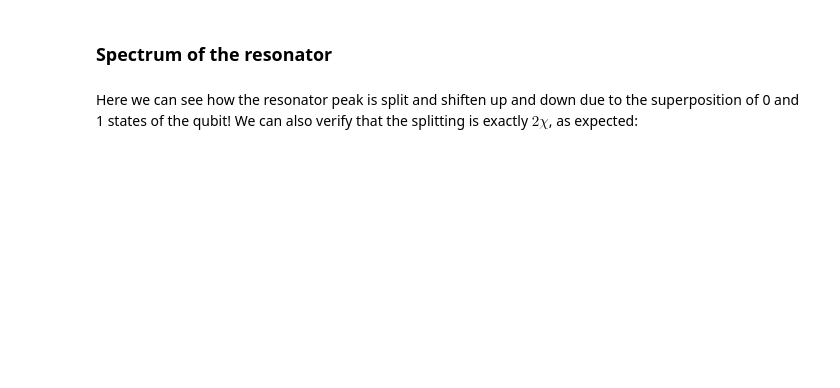
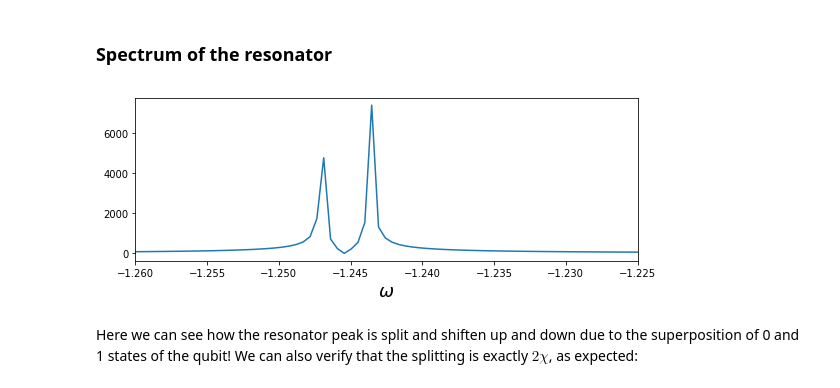
Before and after one commit to JohanWinther/cat-state-encoding, a Jupyter notebook: dispersive-regime.ipynb, the cells around one changed output. Cells and saved outputs as stored; diff of their text form; code cells hidden in the pictures; blank space fills up the shorter version.

```diff
--- a/dispersive-regime.ipynb
+++ b/dispersive-regime.ipynb
@@ -195,8 +197,11 @@ w, S = spectrum_correlation_fft(tlist, corr_vec)
 # %%
 fig, ax = plt.subplots(figsize=(9,3))
 ax.plot(w / (2 * pi), abs(S))
 ax.set_xlabel(r'$\omega$', fontsize=18)
-ax.set_xlim(wr/(2*pi)-.5, wr/(2*pi)+.5);
+#ax.set_xlim(wr/(2*pi)-.5, wr/(2*pi)+.5);
+ax.set_xlim(-1.26, -1.225);
+# %% [output]
+[figure, added]
 # %% [markdown]
 Here we can see how the resonator peak is split and shiften up and down due to the superposition of 0 and 1 states of the qubit! We can also verify that the splitting is exactly $2\chi$, as expected:
 # %%
```
Also changed, not shown: parts of 2 cells of this notebook, 5 other files.
